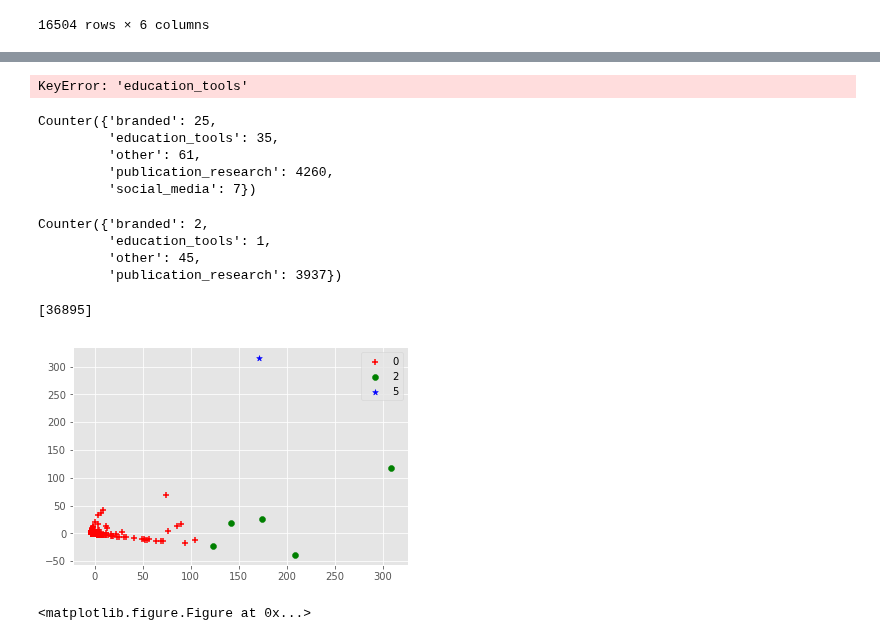
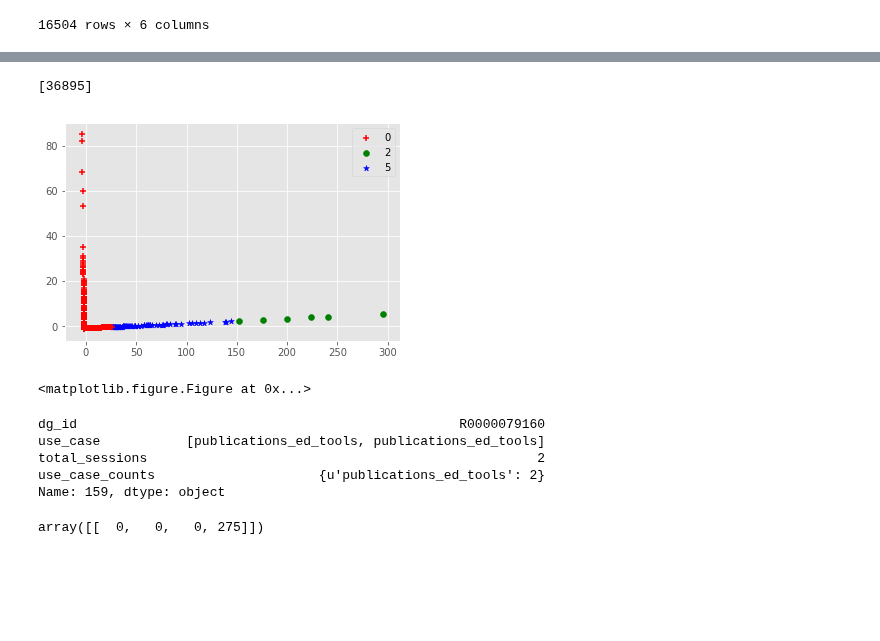
Before and after one commit to AmbitionData/DMD_AIM, a Jupyter notebook: models/behavioral_analysis.ipynb, the cells around one changed output, grey strips where cells are left out. Cells and saved outputs as stored; diff of their text form; code cells hidden in the pictures; blank space fills up the shorter version.

```diff
--- a/models/behavioral_analysis.ipynb
+++ b/models/behavioral_analysis.ipynb
@@ -191,16 +222,16 @@ multi_use_case = personas
 # %%
 vectorizer = CountVectorizer(min_df=1)
 #X = vectorizer.fit_transform(personas.use_case.apply(lambda x: ', '.join(x)).as_matrix())
-#Xm = vectorizer.fit_transform(single_use_case.use_case.apply(lambda x: ', '.join(x)).as_matrix())
-Xt = vectorizer.fit_transform(personas[personas.number_use_cases>1].use_case.apply(lambda x: ', '.join(x)).as_matrix())
-km = KMeans(n_clusters=4, init='k-means++', max_iter=100, n_init=1, verbose=1)
+#Xs = vectorizer.fit_transform(single_use_case.use_case.apply(lambda x: ', '.join(x)).as_matrix())
+#Xt = vectorizer.fit_transform(personas[personas.number_use_cases>1].use_case.apply(lambda x: ', '.join(x)).as_matrix())
+Xm = vectorizer.fit_transform(many_or_done.use_case.apply(lambda x: ', '.join(x)).as_matrix())
+km = KMeans(n_clusters=3, init='k-means++', max_iter=100, n_init=1, verbose=1)
 
 t0 = time()
-km.fit(Xt)
+km.fit(Xm)
 print ("done in %0.3fs" % (time() - t0))
 print()
 
-personas['cluster'] = ''
-personas.loc[personas.number_use_cases>1, 'cluster'] = km.labels_
+many_or_done['cluster'] = km.labels_
 # %% [output]
 Initialization complete
@@ -248,5 +275,0 @@ Counter({'branded': 1, 'other': 1})
-# %%
-i = 0
-while i < 10:
-    print(personas[personas.cluster==1].sample().use_case_counts.item())
-    i+=1
@@ -264,5 +275,0 @@ Counter({'publication_research': 2394, 'social_media': 113, 'other': 41, 'brande
-# %%
-i = 0
-while i < 10:
-    print(personas[personas.cluster==3].sample().use_case_counts.item())
-    i+=1
@@ -418,25 +285,6 @@ pd.DataFrame(personas.use_case_counts)
-# %%
-personas.groupby('cluster').use_case_counts.apply(lambda x: x['education_tools'])
-# %% [output]
-KeyError: 'education_tools'
-# %%
-personas.loc[56985]['use_case_counts']
-# %% [output]
-Counter({'branded': 25,
-         'education_tools': 35,
-         'other': 61,
-         'publication_research': 4260,
-         'social_media': 7})
-# %%
-personas.loc[78997]['use_case_counts']
-# %% [output]
-Counter({'branded': 2,
-         'education_tools': 1,
-         'other': 45,
-         'publication_research': 3937})
 # %%
 from sklearn.decomposition import PCA
-pca = PCA(n_components=2).fit_transform(X.toarray())
+pca = PCA(n_components=2).fit_transform(Xs.toarray())
 # %%
 import random
 random.sample(range(pca.shape[0]), 1)
@@ -444,16 +292,16 @@ random.sample(range(pca.shape[0]), 1)
 [36895]
 # %%
 import matplotlib.pyplot as plt
-for i in random.sample(range(pca.shape[0]), 1000):
+for i in random.sample(range(pca.shape[0]), 10000):
     if km.labels_[i] == 0:
         c1 = plt.scatter(pca[i,0],pca[i,1],c='r', marker='+')
-    elif km.labels_[i] == 2:
+    elif km.labels_[i] == 1:
         c2 = plt.scatter(pca[i,0],pca[i,1],c='g', marker='o')
-    elif km.labels_[i] == 5:
+    elif km.labels_[i] == 3:
         c3 = plt.scatter(pca[i,0],pca[i,1],c='b',marker='*')
 plt.legend([c1, c2, c3], ['0', '2', '5'])
 plt.figure(figsize=(20,10))
 plt.show()
 # %% [output]
-[figure, old version]
+[figure, new version]
 <matplotlib.figure.Figure at 0x...>
@@ -461,0 +308,12 @@ i
+# %%
+personas.loc[159]
+# %% [output]
+dg_id                                                 R0000079160
+use_case           [publications_ed_tools, publications_ed_tools]
+total_sessions                                                  2
+use_case_counts                     {u'publications_ed_tools': 2}
+Name: 159, dtype: object
+# %%
+Xm[158].toarray()
+# %% [output]
+array([[  0,   0,   0, 275]])
```
Also changed, not shown: parts of 42 cells of this notebook.
